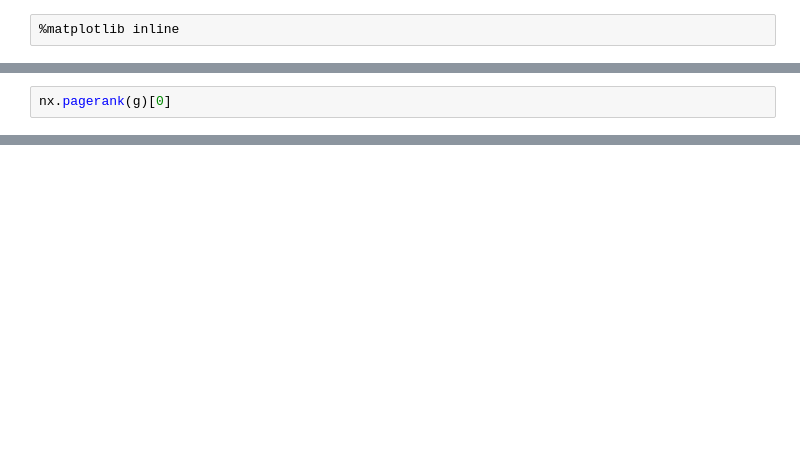
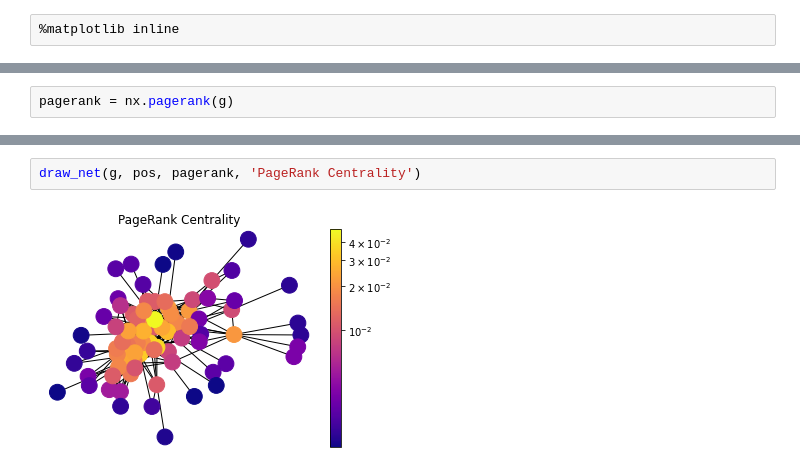
Before and after one commit to sna-unipi/SNA-lectures-notebooks, a Jupyter notebook: Chapter 6 - Centrality & Assortative Mixing.ipynb, the cells around one changed output, grey strips where cells are left out. Saved outputs shown, nothing was run; the diff lists cells and outputs as text; blank space fills up the shorter version.

```diff
--- a/Chapter 6 - Centrality & Assortative Mixing.ipynb
+++ b/Chapter 6 - Centrality & Assortative Mixing.ipynb
@@ -48,2 +152,2 @@ nx.harmonic_centrality(g)[0]
 # %%
-nx.pagerank(g)[0]
+pagerank = nx.pagerank(g)
@@ -51,0 +163,4 @@ nx.pagerank(g)[0]
+# %%
+draw_net(g, pos, pagerank, 'PageRank Centrality')
+# %% [output]
+[figure, added]
```
Also changed, not shown: parts of 54 cells of this notebook, 3 other files.
